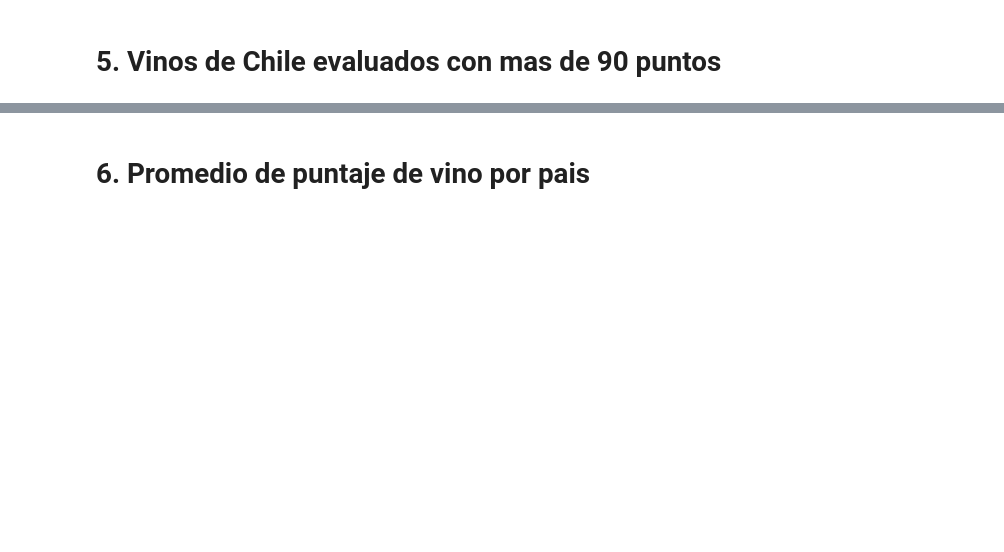
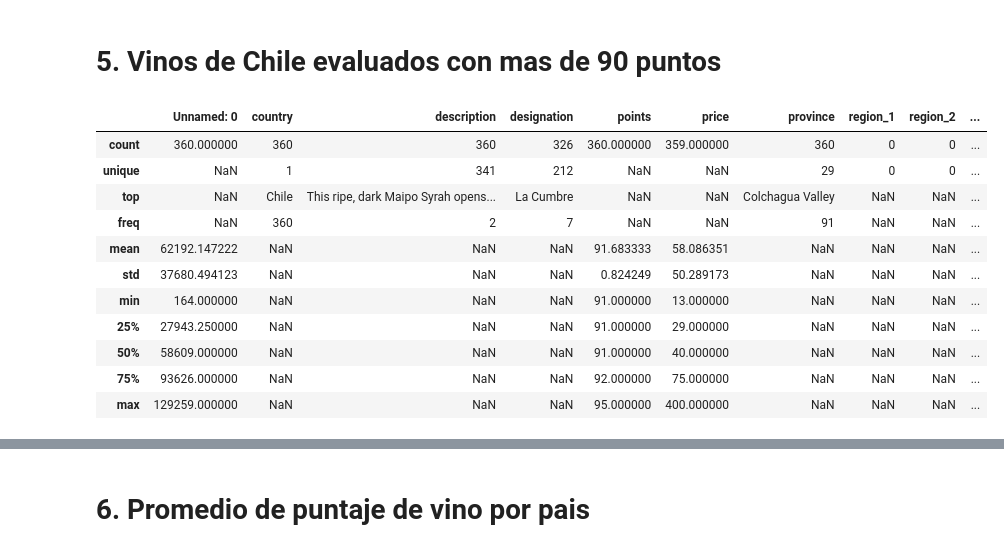
Before and after one commit to TamaraCucumides/DataScienceCourse, a Jupyter notebook: Unidad 3 - Procesamiento de datos/3.4 Filtrando y agrupando datos.ipynb, the cells around one changed output, grey strips where cells are left out. Saved outputs shown, nothing was run; the diff lists cells and outputs as text; code cells hidden in the pictures; blank space fills up the shorter version.

```diff
--- a/Unidad 3 - Procesamiento de datos/3.4 Filtrando y agrupando datos.ipynb
+++ b/Unidad 3 - Procesamiento de datos/3.4 Filtrando y agrupando datos.ipynb
@@ -186,2 +296,19 @@ data.describe()
 # %% [markdown]
 # 5. Vinos de Chile evaluados con mas de 90 puntos
+# %%
+vinos_buenos_chile = data.query("country == 'Chile' and points > 90")
+# %%
+vinos_buenos_chile.describe(include="all")
+# %% [output]
+|  | Unnamed: 0 | country | description | designation | points | price | province | region_1 | region_2 | ... |
+| count | 360.000000 | 360 | 360 | 326 | 360.000000 | 359.000000 | 360 | 0 | 0 | ... |
+| unique | NaN | 1 | 341 | 212 | NaN | NaN | 29 | 0 | 0 | ... |
+| top | NaN | Chile | This ripe, dark Maipo Syrah opens... | La Cumbre | NaN | NaN | Colchagua Valley | NaN | NaN | ... |
+| freq | NaN | 360 | 2 | 7 | NaN | NaN | 91 | NaN | NaN | ... |
+| mean | 62192.147222 | NaN | NaN | NaN | 91.683333 | 58.086351 | NaN | NaN | NaN | ... |
+| std | 37680.494123 | NaN | NaN | NaN | 0.824249 | 50.289173 | NaN | NaN | NaN | ... |
+| min | 164.000000 | NaN | NaN | NaN | 91.000000 | 13.000000 | NaN | NaN | NaN | ... |
+| 25% | 27943.250000 | NaN | NaN | NaN | 91.000000 | 29.000000 | NaN | NaN | NaN | ... |
+| 50% | 58609.000000 | NaN | NaN | NaN | 91.000000 | 40.000000 | NaN | NaN | NaN | ... |
+| 75% | 93626.000000 | NaN | NaN | NaN | 92.000000 | 75.000000 | NaN | NaN | NaN | ... |
+| max | 129259.000000 | NaN | NaN | NaN | 95.000000 | 400.000000 | NaN | NaN | NaN | ... |
```
Also changed, not shown: parts of 41 cells of this notebook.
